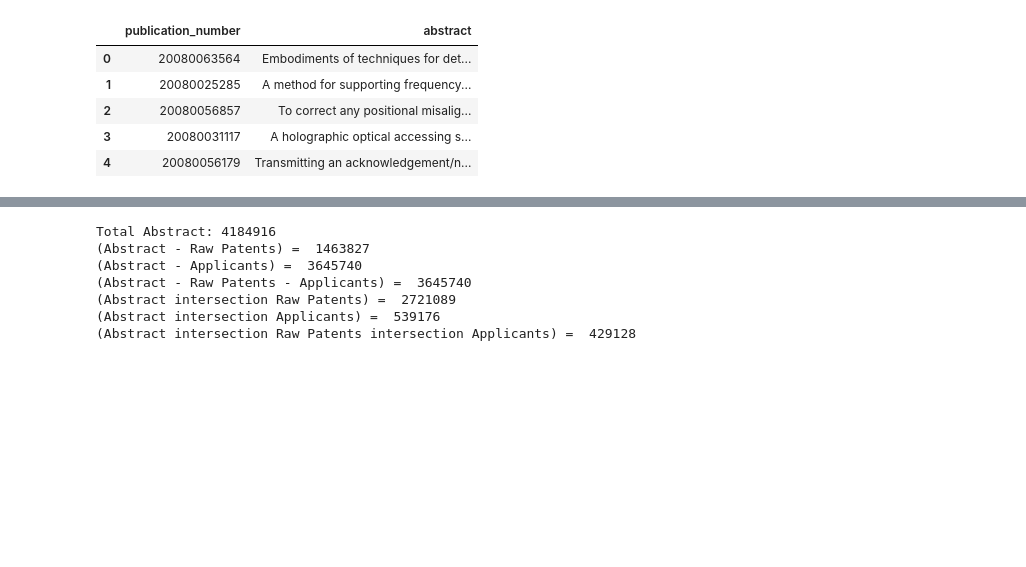
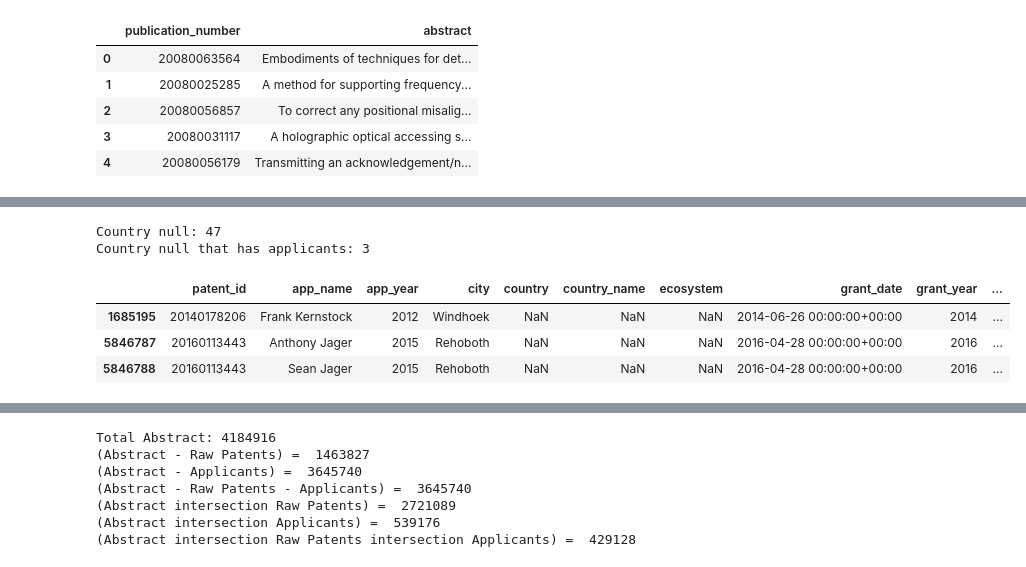
Before and after one commit to tseronni/genome, a Jupyter notebook: notebooks/01_data_preparation.ipynb, the cells around one changed output, grey strips where cells are left out. Cells and saved outputs as stored; diff of their text form; code cells hidden in the pictures; blank space fills up the shorter version.

```diff
--- a/notebooks/01_data_preparation.ipynb
+++ b/notebooks/01_data_preparation.ipynb
@@ -107,0 +119,15 @@ Unique patents for applicants: 622307
+# %%
+df_country_null = df_raw_patents[
+    (df_raw_patents['country'].isnull()) &
+    (df_raw_patents['patent_id'].isin(df_table_for_applicants['patent_id']))
+]
+print(f"Country null: {df_raw_patents['country'].isnull().sum()}")
+print(f"Country null that has applicants: {len(df_country_null)}")
+df_country_null
+# %% [output]
+Country null: 47
+Country null that has applicants: 3
+|  | patent_id | app_name | app_year | city | country | country_name | ecosystem | grant_date | grant_year | ... |
+| 1685195 | 20140178206 | Frank Kernstock | 2012 | Windhoek | NaN | NaN | NaN | 2014-06-26 00:00:00+00:00 | 2014 | ... |
+| 5846787 | 20160113443 | Anthony Jager | 2015 | Rehoboth | NaN | NaN | NaN | 2016-04-28 00:00:00+00:00 | 2016 | ... |
+| 5846788 | 20160113443 | Sean Jager | 2015 | Rehoboth | NaN | NaN | NaN | 2016-04-28 00:00:00+00:00 | 2016 | ... |
```
Also changed, not shown: parts of 8 cells of this notebook, 1 other file.
